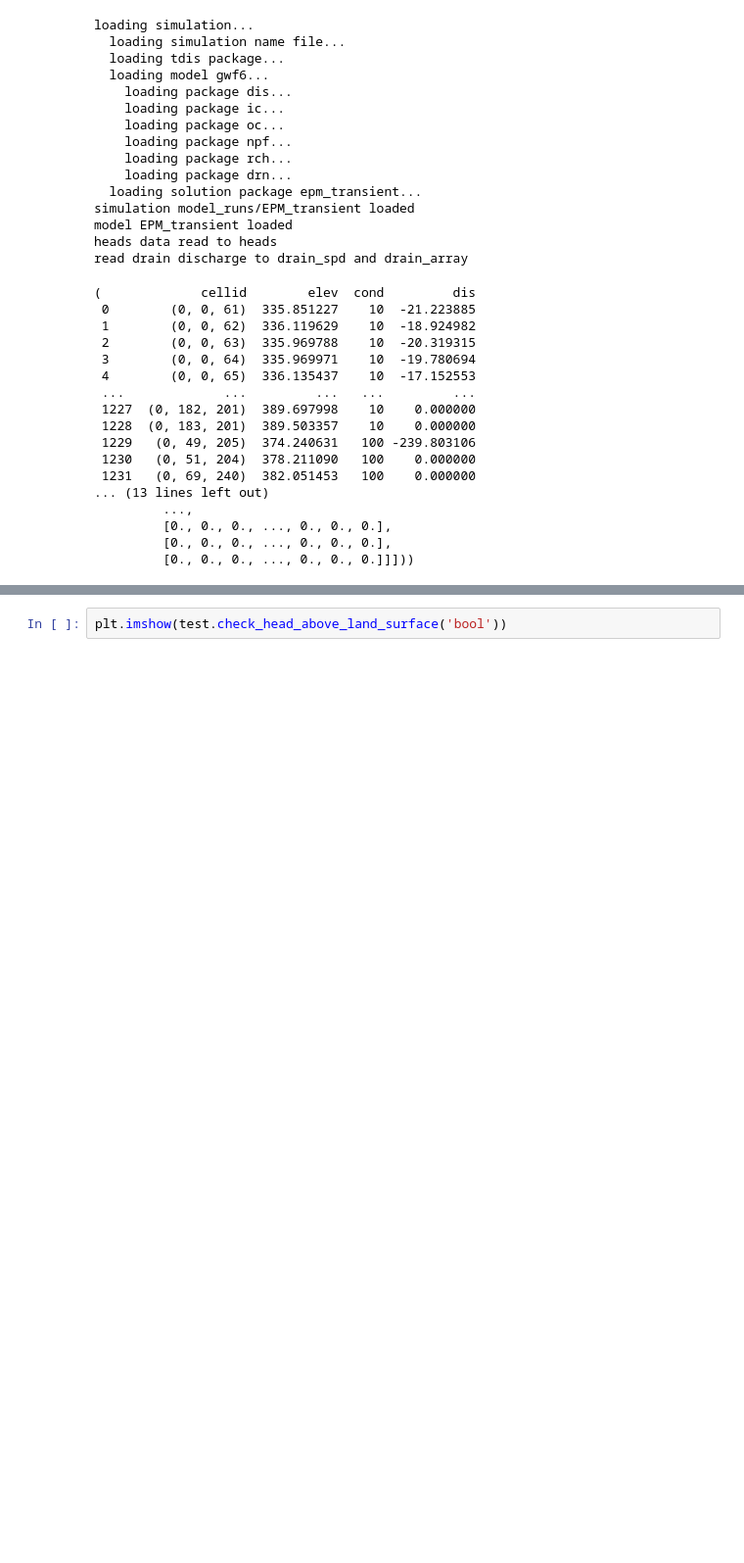
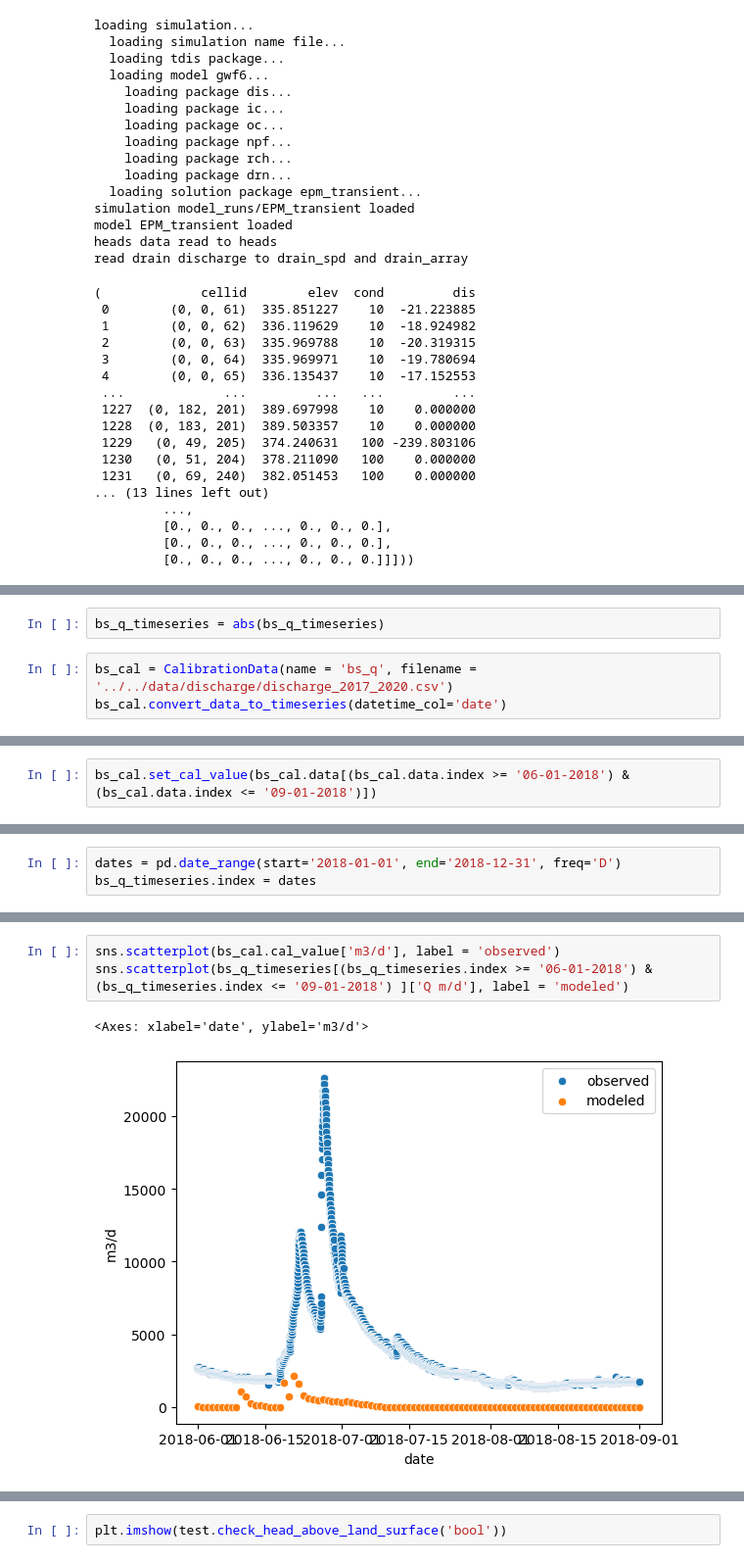
Before and after one commit to jhuang523/UMNBearSpring, a Jupyter notebook: EPM/transient/EPM.ipynb, the cells around one changed output, grey strips where cells are left out. Shown at 98% size. Cells and saved outputs as stored; diff of their text form; blank space fills up the shorter version.

```diff
--- a/EPM/transient/EPM.ipynb
+++ b/EPM/transient/EPM.ipynb
@@ -259,0 +269,5 @@ array([[[1.e+30, 1.e+30, 1.e+30, ..., 1.e+30, 1.e+30, 1.e+30],
+# %%
+bs_q_timeseries = abs(bs_q_timeseries)
+# %%
+bs_cal = CalibrationData(name = 'bs_q', filename = '../../data/discharge/discharge_2017_2020.csv')
+bs_cal.convert_data_to_timeseries(datetime_col='date')
@@ -259,0 +278,2 @@ array([[[1.e+30, 1.e+30, 1.e+30, ..., 1.e+30, 1.e+30, 1.e+30],
+# %%
+bs_cal.set_cal_value(bs_cal.data[(bs_cal.data.index >= '06-01-2018') & (bs_cal.data.index <= '09-01-2018')])
@@ -259,0 +296,3 @@ array([[[1.e+30, 1.e+30, 1.e+30, ..., 1.e+30, 1.e+30, 1.e+30],
+# %%
+dates = pd.date_range(start='2018-01-01', end='2018-12-31', freq='D')
+bs_q_timeseries.index = dates
@@ -259,0 +314,6 @@ array([[[1.e+30, 1.e+30, 1.e+30, ..., 1.e+30, 1.e+30, 1.e+30],
+# %%
+sns.scatterplot(bs_cal.cal_value['m3/d'], label = 'observed')
+sns.scatterplot(bs_q_timeseries[(bs_q_timeseries.index >= '06-01-2018') & (bs_q_timeseries.index <= '09-01-2018') ]['Q m/d'], label = 'modeled')
+# %% [output]
+<Axes: xlabel='date', ylabel='m3/d'>
+[figure, added]
```
Also changed, not shown: parts of 5 cells of this notebook, 3 other files.
